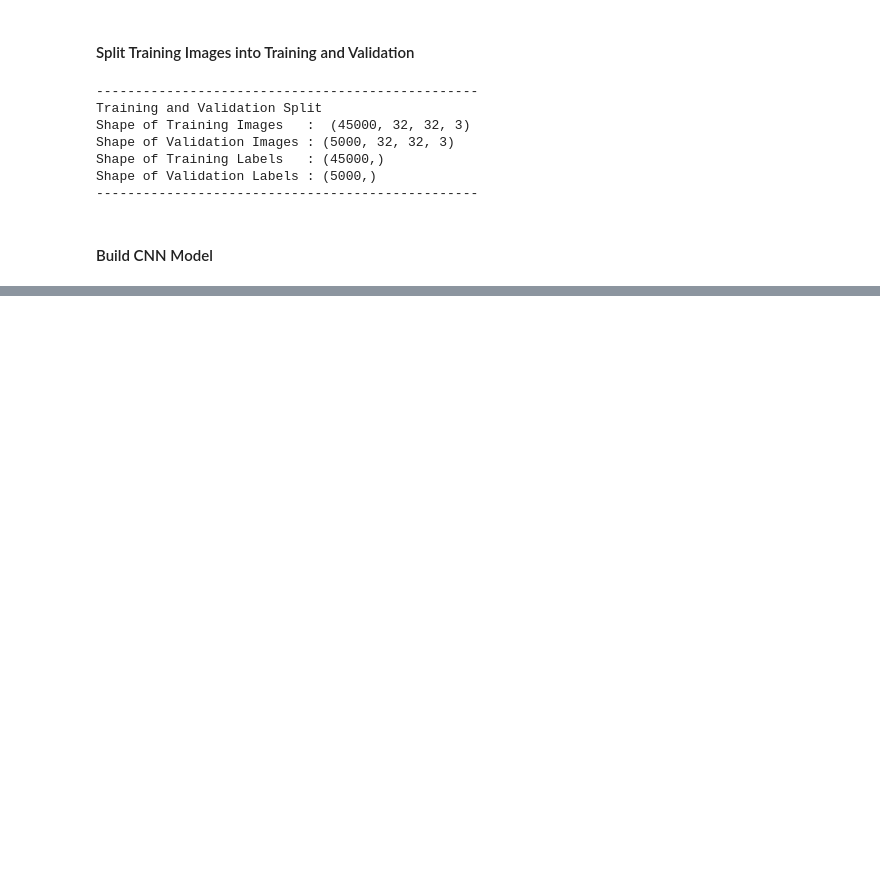
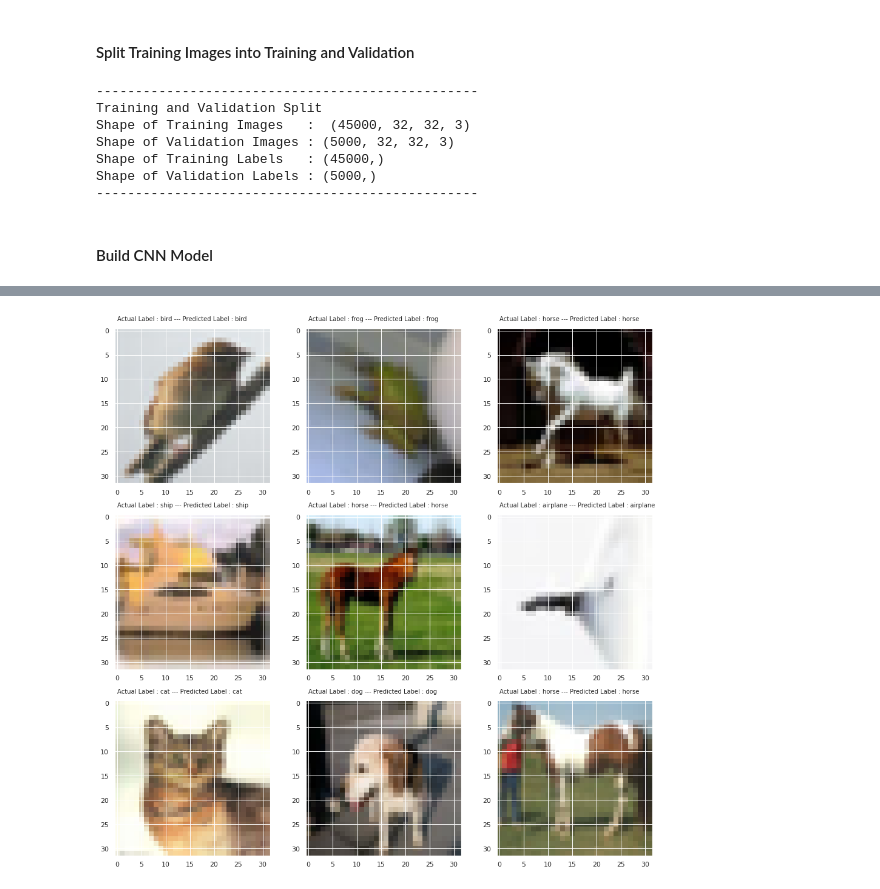
Before and after one commit to VijayKalmath/CIFAR10-ImageClassification, a Jupyter notebook: CIFAR10-Image Classification.ipynb, the cells around one changed output, grey strips where cells are left out. Saved outputs shown, nothing was run; the diff lists cells and outputs as text; code cells hidden in the pictures; blank space fills up the shorter version.

Commit message:
CIFAR10 Classification with CNN Model Completed

```diff
--- a/CIFAR10-Image Classification.ipynb
+++ b/CIFAR10-Image Classification.ipynb
@@ -165,7 +161,7 @@ Shape of Validation Labels : (5000,)
 #### Build CNN Model
 # %%
 # Hyperparameter Initialization
-Epoch_Number = 10
+Epoch_Number = 30
 Batch_Size = 64
 Model_Name = f"CIFAR10-Model-{time.time()}"
 Model_Name
@@ -174,32 +170,35 @@ Model_Name
 # %%
 from tensorflow.keras.layers import Dense,Conv2D,Dropout,BatchNormalization,MaxPool2D,Flatten
 from tensorflow.keras.models import Sequential
+from tensorflow.keras.regularizers import l2
 
 CIFAR10_Model = Sequential()
 
 CIFAR10_Model.add(Conv2D(filters =64 , kernel_size = (3,3),padding="valid",activation = "relu",input_shape=(32,32,3)))
-CIFAR10_Model.add(MaxPool2D(pool_size=(2, 2)))
-
-CIFAR10_Model.add(Conv2D(filters =128 , kernel_size = (3,3),padding="valid",activation = "relu"))
-CIFAR10_Model.add(MaxPool2D(pool_size=(2, 2)))
-
-CIFAR10_Model.add(Conv2D(filters =256 , kernel_size = (3,3),padding="valid",activation = "relu"))
 CIFAR10_Model.add(BatchNormalization())
 
-CIFAR10_Model.add(Conv2D(filters =512 , kernel_size = (3,3),padding="valid",activation = "relu"))
+CIFAR10_Model.add(Conv2D(filters =128 , kernel_size = (3,3),padding="valid",activation = "relu",kernel_regularizer=l2(0.01)))
+CIFAR10_Model.add(BatchNormalization())
+
+CIFAR10_Model.add(Conv2D(filters =256 , kernel_size = (3,3),padding="valid",activation = "relu", kernel_regularizer=l2(0.01)))
+CIFAR10_Model.add(MaxPool2D(pool_size=(2, 2)))
+CIFAR10_Model.add(BatchNormalization())
+
+CIFAR10_Model.add(Conv2D(filters =512 , kernel_size = (3,3),padding="valid",activation = "relu", kernel_regularizer=l2(0.01)))
+CIFAR10_Model.add(MaxPool2D(pool_size=(2, 2)))
 CIFAR10_Model.add(BatchNormalization())
 
 CIFAR10_Model.add(Flatten())
 
-CIFAR10_Model.add(Dense(256,activation="relu"))
+CIFAR10_Model.add(Dense(256,activation="relu",kernel_regularizer='l2'))
 CIFAR10_Model.add(Dropout(0.2))
 CIFAR10_Model.add(BatchNormalization())
 
-CIFAR10_Model.add(Dense(128,activation="relu"))
+CIFAR10_Model.add(Dense(128,activation="relu",kernel_regularizer='l2'))
 CIFAR10_Model.add(Dropout(0.2))
 CIFAR10_Model.add(BatchNormalization())
 
-CIFAR10_Model.add(Dense(64,activation="relu"))
+CIFAR10_Model.add(Dense(64,activation="tanh",kernel_regularizer='l2'))
 CIFAR10_Model.add(Dropout(0.2))
 
 CIFAR10_Model.add(Dense(10,activation="softmax"))
@@ -226,0 +251,14 @@ Function call stack:
+# %%
+fig, ax = plt.subplots(3, 3,figsize=(16,16))
+
+
+for i in range(3):
+    for j in range(3):
+        k = np.random.randint(0,10000)
+        ax[i][j].imshow(Test_Images[k])
+        ax[i][j].text(0,-2,"Actual Label : "+CIFAR10_LABELS[Test_Labels[k]] + " --- Predicted Label : "+CIFAR10_LABELS[CIFAR10_Model.predict(Test_Images[k:k+1]).argmax()])
+
+
+plt.show()
+# %% [output]
+[figure, added]
```
Also changed, not shown: parts of 6 cells of this notebook, 53 other files.
